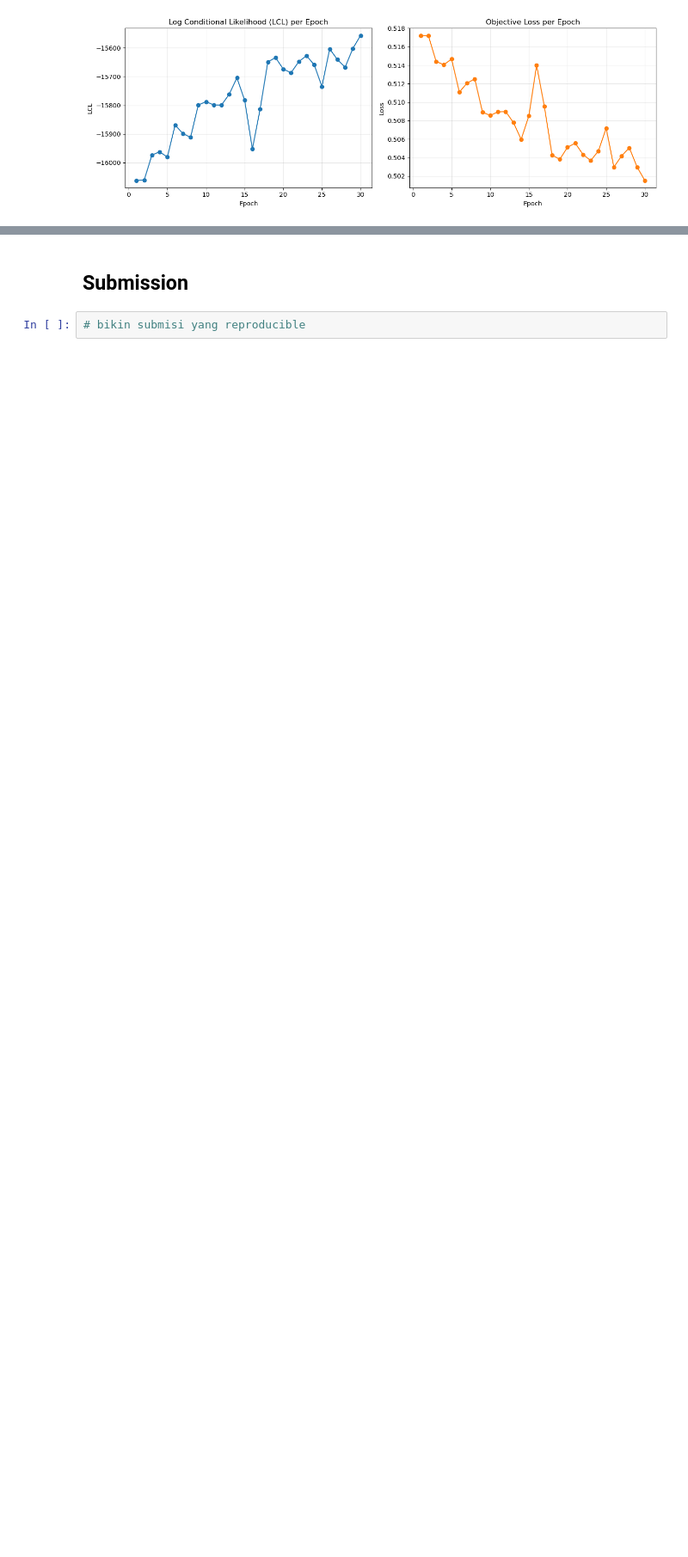
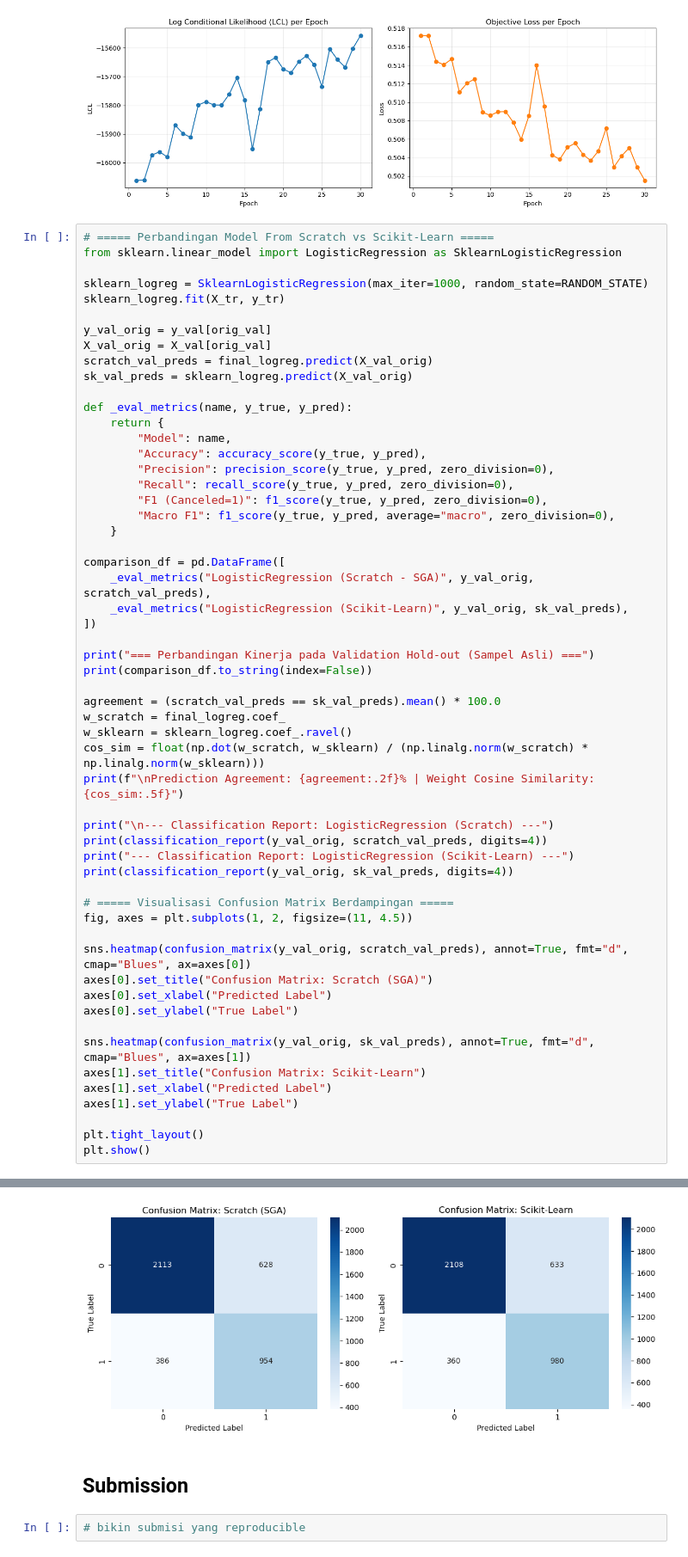
Before and after one commit to ethj0r/IF3170_G06_PhilippsLeatherJacket, a Jupyter notebook: main.ipynb, the cells around one changed output, grey strips where cells are left out. Shown at 86% size. Saved outputs shown, nothing was run; the diff lists cells and outputs as text; blank space fills up the shorter version.

Commit message:
feat(logreg): add comparison with scikit-learn LogisticRegression and evaluation plots

```diff
--- a/main.ipynb
+++ b/main.ipynb
@@ -615,3 +615,60 @@ plt.show()
 Konfigurasi terbaik: {'penalty': 'l2', 'learning_rate': 0.01, 'reg_lambda': 1e-05, 'l1_ratio': 0.5, 'max_iter': 20} (CV Mean Macro F1: 0.73113)
 Validation Hold-out (Original) -> Accuracy: 0.75153 | Macro F1: 0.72973
 [figure]
+# %%
+# ===== Perbandingan Model From Scratch vs Scikit-Learn =====
+from sklearn.linear_model import LogisticRegression as SklearnLogisticRegression
+
+sklearn_logreg = SklearnLogisticRegression(max_iter=1000, random_state=RANDOM_STATE)
+sklearn_logreg.fit(X_tr, y_tr)
+
+y_val_orig = y_val[orig_val]
+X_val_orig = X_val[orig_val]
+scratch_val_preds = final_logreg.predict(X_val_orig)
+sk_val_preds = sklearn_logreg.predict(X_val_orig)
+
+def _eval_metrics(name, y_true, y_pred):
+    return {
+        "Model": name,
+        "Accuracy": accuracy_score(y_true, y_pred),
+        "Precision": precision_score(y_true, y_pred, zero_division=0),
+        "Recall": recall_score(y_true, y_pred, zero_division=0),
+        "F1 (Canceled=1)": f1_score(y_true, y_pred, zero_division=0),
+        "Macro F1": f1_score(y_true, y_pred, average="macro", zero_division=0),
+    }
+
+comparison_df = pd.DataFrame([
+    _eval_metrics("LogisticRegression (Scratch - SGA)", y_val_orig, scratch_val_preds),
+    _eval_metrics("LogisticRegression (Scikit-Learn)", y_val_orig, sk_val_preds),
+])
+
+print("=== Perbandingan Kinerja pada Validation Hold-out (Sampel Asli) ===")
+print(comparison_df.to_string(index=False))
+
+agreement = (scratch_val_preds == sk_val_preds).mean() * 100.0
+w_scratch = final_logreg.coef_
+w_sklearn = sklearn_logreg.coef_.ravel()
+cos_sim = float(np.dot(w_scratch, w_sklearn) / (np.linalg.norm(w_scratch) * np.linalg.norm(w_sklearn)))
+print(f"\nPrediction Agreement: {agreement:.2f}% | Weight Cosine Similarity: {cos_sim:.5f}")
+
+print("\n--- Classification Report: LogisticRegression (Scratch) ---")
+print(classification_report(y_val_orig, scratch_val_preds, digits=4))
+print("--- Classification Report: LogisticRegression (Scikit-Learn) ---")
+print(classification_report(y_val_orig, sk_val_preds, digits=4))
+
+# ===== Visualisasi Confusion Matrix Berdampingan =====
+fig, axes = plt.subplots(1, 2, figsize=(11, 4.5))
+
+sns.heatmap(confusion_matrix(y_val_orig, scratch_val_preds), annot=True, fmt="d", cmap="Blues", ax=axes[0])
+axes[0].set_title("Confusion Matrix: Scratch (SGA)")
+axes[0].set_xlabel("Predicted Label")
+axes[0].set_ylabel("True Label")
+
+sns.heatmap(confusion_matrix(y_val_orig, sk_val_preds), annot=True, fmt="d", cmap="Blues", ax=axes[1])
+axes[1].set_title("Confusion Matrix: Scikit-Learn")
+axes[1].set_xlabel("Predicted Label")
+axes[1].set_ylabel("True Label")
+
+plt.tight_layout()
+plt.show()
+# %% [output]
@@ -618,3 +692,4 @@ Validation Hold-out (Original) -> Accuracy: 0.75153 | Macro F1: 0.72973
+[figure, added]
 # %% [markdown]
 ## Submission
 # %%
```
Also changed, not shown: parts of 1 cell of this notebook.
